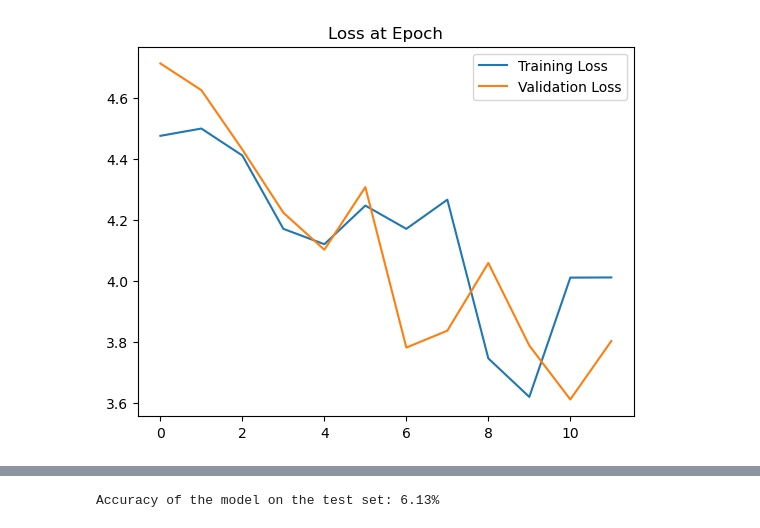
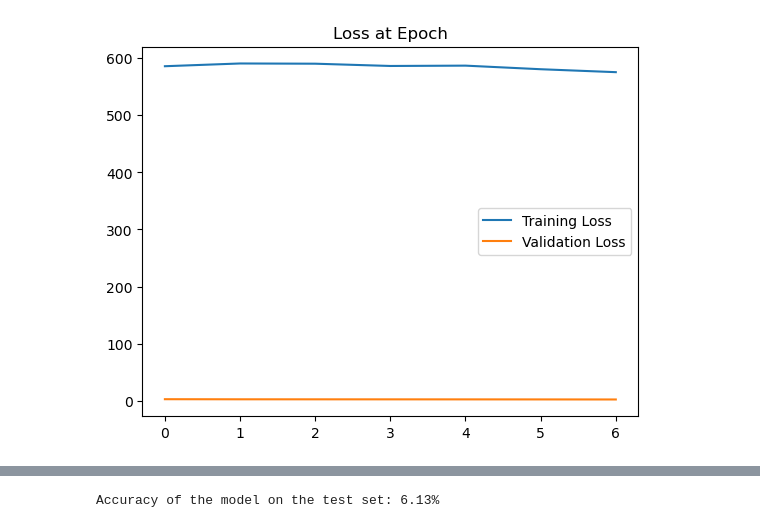
Before and after one commit to Maciekm1/IMLO-Flower-Classification-NN, a Jupyter notebook: IMLO-ProjectClean.ipynb, the cells around one changed output, grey strips where cells are left out. Drawn from its saved outputs; the diff is of its cells as text; code cells hidden in the pictures.

```diff
--- a/IMLO-ProjectClean.ipynb
+++ b/IMLO-ProjectClean.ipynb
@@ -99,12 +99,6 @@ test_transform = Compose([
     ToTensor(),
     Normalize(mean, std)
 ])
-
-test_transform = Compose([
-    Resize((112, 112)),
-    ToTensor(),
-    Normalize(mean, std)
-])
 # %%
 train_data_1 = datasets.Flowers102(root="/Users/maciek/cnn_data", split='train', download=True, transform=test_transform)
 train_data_2 = datasets.Flowers102(root="/Users/maciek/cnn_data", split='train', download=True, transform=train_transform_1)
@@ -123,13 +117,18 @@ criterion = nn.CrossEntropyLoss()
 
 optimizer = torch.optim.Adam(model.parameters(), lr=LEARNING_RATE, weight_decay=WEIGHT_DECAY)
 scheduler = torch.optim.lr_scheduler.ReduceLROnPlateau(optimizer, mode='min', factor=0.2, patience=5)
+# %%
+def l1_norm(model):
+    l1_regularization = torch.tensor(0.).to(DEVICE)
+    for param in model.parameters():
+        l1_regularization += torch.norm(param, 1)
+    return l1_regularization
 # %%
 import time
 
 start_time = time.time()
 
 # Create Variables To Tracks Things
-epochs = EPOCHS
 train_losses = []
 test_losses = []
 train_correct = []
@@ -137,11 +136,10 @@ test_correct = []
 
 # Early Stopping Parameters
 patience = EPOCH_PATIENCE  # How many epochs to wait after val loss has stopped improving
-min_val_loss = float('inf')  # Initialize to infinity
+min_val_loss = float('inf')
 stale_epochs = 0  # Counter for epochs without improvement
 
-# For Loop of Epochs
-for i in range(epochs):
+for i in range(EPOCHS):
     trn_corr = 0
     tst_corr = 0
 
@@ -151,6 +149,8 @@ for i in range(epochs):
     # train_loader = DataLoader(train_data, batch_size=BATCH_SIZE, shuffle=True)  # Recreate the DataLoader with the updated dataset
 
     # Train
+    model.train()
+    running_loss = 0
     for b, (X_train, y_train) in enumerate(train_loader, 1):
         X_train, y_train = X_train.to(DEVICE), y_train.to(DEVICE)
         y_pred = model(X_train)  # get predicted values from the training set. Not flattened 2D
@@ -161,19 +161,25 @@ for i in range(epochs):
         batch_corr = (predicted == y_train).sum()  # how many we got correct from this batch. True = 1, False=0, sum those up
         trn_corr += batch_corr  # keep track as we go along in training.
 
+        l1_loss = L1_NORM * l1_norm(model)
+        total_loss = l1_loss + loss
+        running_loss += total_loss.item() * X_train.size(0)
         # Update our parameters
         optimizer.zero_grad()
-        loss.backward()
+        total_loss.backward()
         optimizer.step()
 
-            # Print out some results
-        if b % BATCH_SIZE == 0:
-            print(f'Epoch: {i}  Batch: {b}  Loss: {loss.item()}')
+        # Print out some results
+        #if b % BATCH_SIZE == 0:
+            #print(f'Epoch: {i}  Batch: {b}  Loss: {loss.item()}')
 
-    train_losses.append(loss)
+    avg_train_loss = running_loss / len(train_loader)
+    train_losses.append(avg_train_loss)
     train_correct.append(trn_corr)
 
     # Test
+    model.eval()
+    total = 0
     with torch.no_grad():
         val_loss = 0
         for b, (X_test, y_test) in enumerate(val_loader):
@@ -181,6 +187,7 @@ for i in range(epochs):
             y_val = model(X_test)
             predicted = torch.max(y_val.data, 1)[1]
             tst_corr += (predicted == y_test).sum()
+            total += y_test.size(0)
             val_loss += criterion(y_val, y_test).item()  # Sum up the loss from each batch
 
     avg_val_loss = val_loss / len(val_loader)  # Calculate the average loss
@@ -202,7 +209,7 @@ for i in range(epochs):
             model.load_state_dict(best_model_state)
             break  # Break out of the loop
 
-    print(f'Epoch: {i} Validation Loss: {avg_val_loss}')
+    print(f'[{i}/{EPOCHS}] train_loss: {avg_train_loss:.3f} val_loss: {avg_val_loss:.3f} val_acc: {(tst_corr/total)*100:.1f}%')
 
 current_time = time.time()
 total = current_time - start_time
@@ -224,17 +225,17 @@ Epoch: 12 Validation Loss: 4.219770058989525
 KeyboardInterrupt:
 # %%
 # Convert GPU tensors to CPU tensors, detach them from the computation graph, and then to NumPy arrays
-train_losses = [tl.cpu().detach().numpy() for tl in train_losses]
-test_losses = [tl.cpu().detach().numpy() for tl in test_losses]
+train_losses = [tl for tl in train_losses]
+test_losses = [tl for tl in test_losses]
 
 # Now you can plot using matplotlib
 plt.plot(train_losses, label="Training Loss")
 plt.plot(test_losses, label="Validation Loss")
 plt.title("Loss at Epoch")
 plt.legend()
 plt.show(block=True)
 # %% [output]
-[figure, old version]
+[figure, new version]
 # %%
 plt.plot([t.cpu()/30 for t in train_correct], label="Training Accuracy")
 plt.plot([t.cpu()/10 for t in test_correct], label="Validation Accuracy")
```
Also changed, not shown: parts of 4 cells of this notebook, 2 other files.
